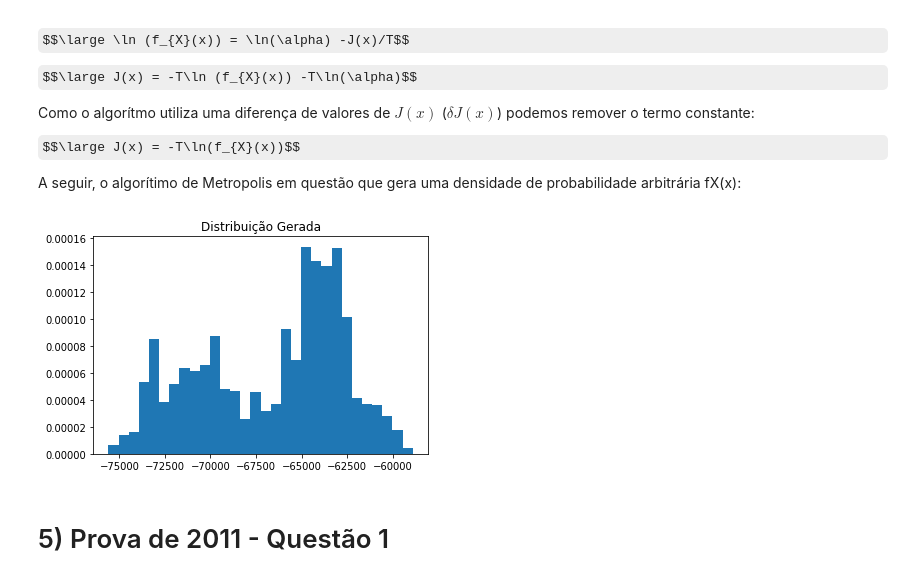
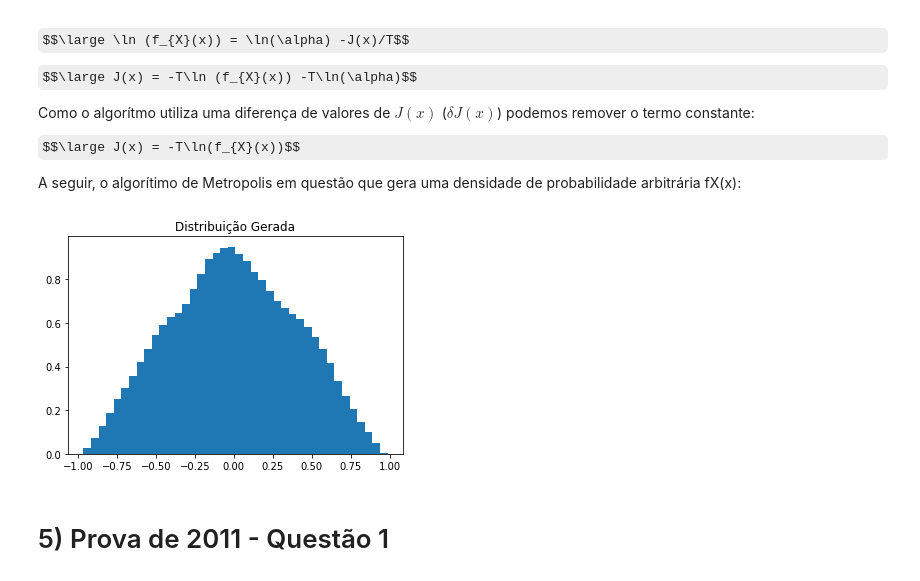
Before and after one commit to VRavaglia/Otimizacao-Natural, a Jupyter notebook: Lista1/Lista1.ipynb, the cells around one changed output. Drawn from its saved outputs; the diff is of its cells as text; code cells hidden in the pictures; some formulas as TeX source.

```diff
--- a/Lista1/Lista1.ipynb
+++ b/Lista1/Lista1.ipynb
@@ -96,0 +82,8 @@ Resultado ideal: 0.1607
+# %%
+import numpy as np
+
+def J(x):
+    return (x-3)**2
+
+for i in range(1, 6):
+    print(np.exp(-J(i)))
@@ -171,7 +171,7 @@ for n in range(1, int(N)):
     if r < q:
         x = xhat
 
-    if n > N*0.9:
+    if n > N*0.1:
         xs.append(x)
 
 plt.hist(xs, np.arange(-1, 1, 0.05), density=True)
@@ -206,41 +206,42 @@ A seguir, o algorítimo de Metropolis em questão que gera uma densidade de prob
 # %%
 import random
 import math
 import matplotlib.pyplot as plt
+import numpy as np
 
-x = 0
+x = random.uniform(0, 1)
 xs = []
 N = 1e5
-eps = 100
+eps = 0.05
 k = 1
 T = 1
 
 def fX(x):
-    return x**2
+    return max(0, 1- abs(x))
 
 def J(x):
+    if (fX(x) == 0):
+        return np.inf
     return -T*np.log(fX(x))
 
 for n in range(1, int(N)):
     xhat = x + eps*(random.randint(0, 1)*2 -1)
 
     dJ = J(xhat) - J(x)
-    q = math.exp(-dJ/(k*T))
+    q = np.exp(-dJ/(k*T))
     r = random.uniform(0, 1)
 
     if r < q:
         x = xhat
 
-    if n > N*0.9:
+    if n > N*0.1:
         xs.append(x)
 
-plt.hist(xs,bins=30, density=True)
-X = np.linspace(0, 10, num=50)
-#plt.plot(X, fX(X))
+plt.hist(xs,bins=40, density=True)
 plt.title("Distribuição Gerada")
 plt.show()
 # %% [output]
-[figure, old version]
+[figure, new version]
 # %% [markdown]
 # 5) Prova de 2011 - Questão 1
 # %% [markdown]
```
Also changed, not shown: parts of 19 cells of this notebook, 2 other files.
